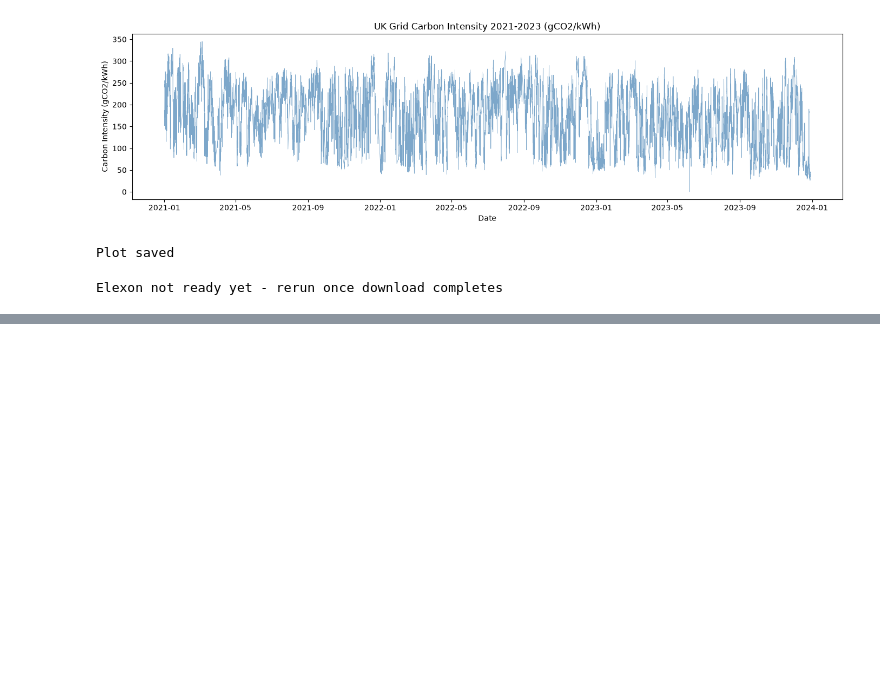
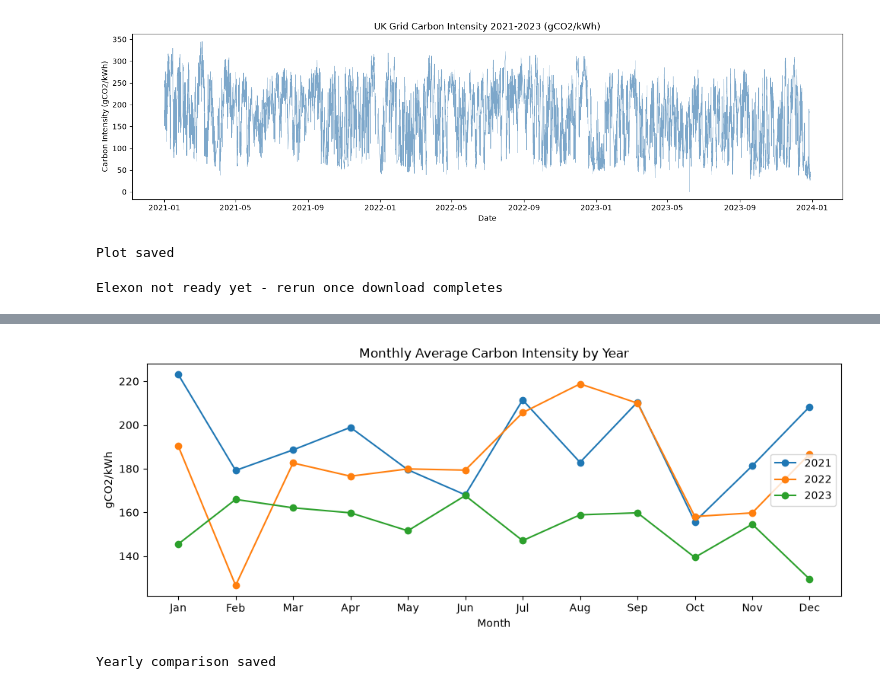
Before and after one commit to Ramzz-sh07/explainable-ai-grid, a Jupyter notebook: notebooks/02_eda_preprocessing.ipynb, the cells around one changed output, grey strips where cells are left out. Cells and saved outputs as stored; diff of their text form; code cells hidden in the pictures; blank space fills up the shorter version.

```diff
--- a/notebooks/02_eda_preprocessing.ipynb
+++ b/notebooks/02_eda_preprocessing.ipynb
@@ -103,0 +140,22 @@ Elexon not ready yet - rerun once download completes
+# %%
+fig, ax = plt.subplots(figsize=(10, 4))
+for year in [2021, 2022, 2023]:
+    yearly = carbon_df[carbon_df["year"] == year]
+    monthly = yearly.groupby("month")["actual"].mean()
+    ax.plot(monthly.index, monthly.values,
+            marker="o", label=str(year))
+
+ax.set_title("Monthly Average Carbon Intensity by Year")
+ax.set_xlabel("Month")
+ax.set_ylabel("gCO2/kWh")
+ax.legend()
+ax.set_xticks(range(1, 13))
+ax.set_xticklabels(["Jan","Feb","Mar","Apr","May","Jun",
+                     "Jul","Aug","Sep","Oct","Nov","Dec"])
+plt.tight_layout()
+plt.savefig(FIGURES / "carbon_intensity_yearly.png", dpi=150)
+plt.show()
+print("Yearly comparison saved")
+# %% [output]
+[figure, added]
+Yearly comparison saved
```
Also changed, not shown: parts of 4 cells of this notebook, 3 other files.
